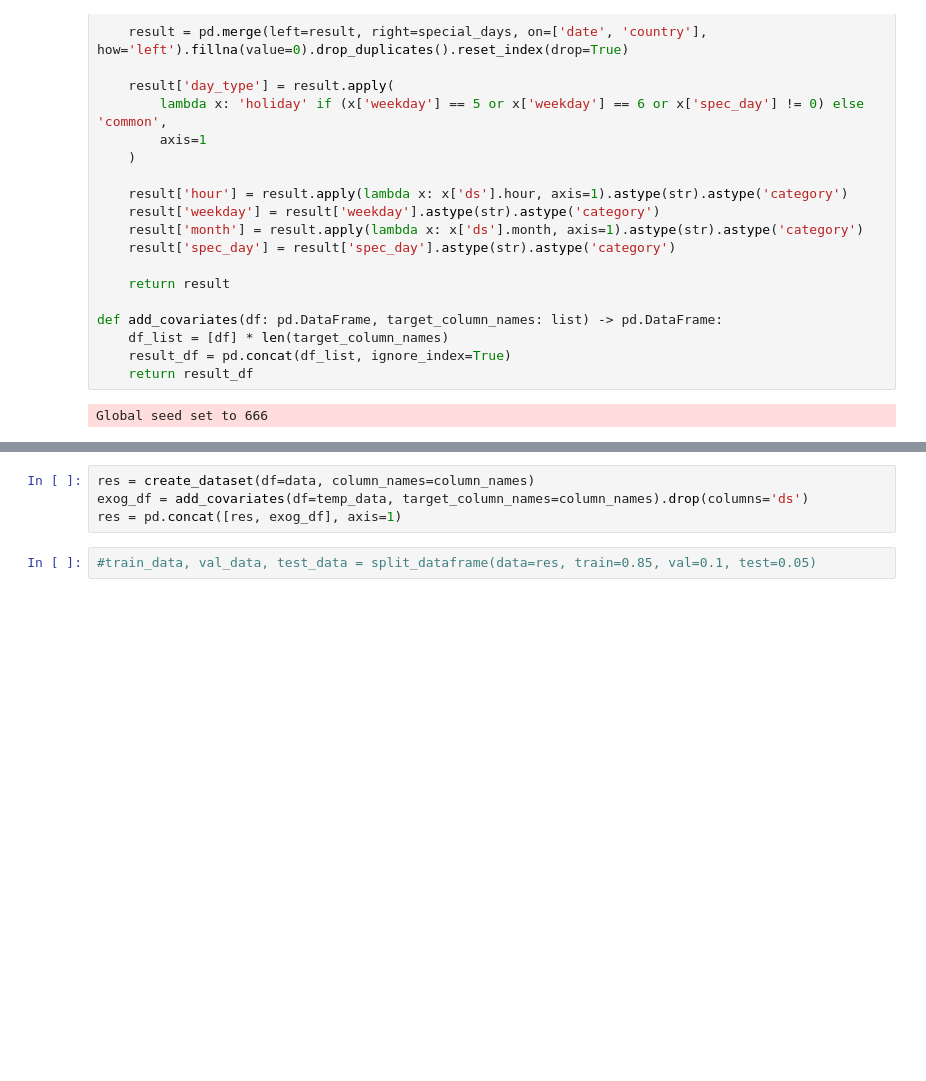
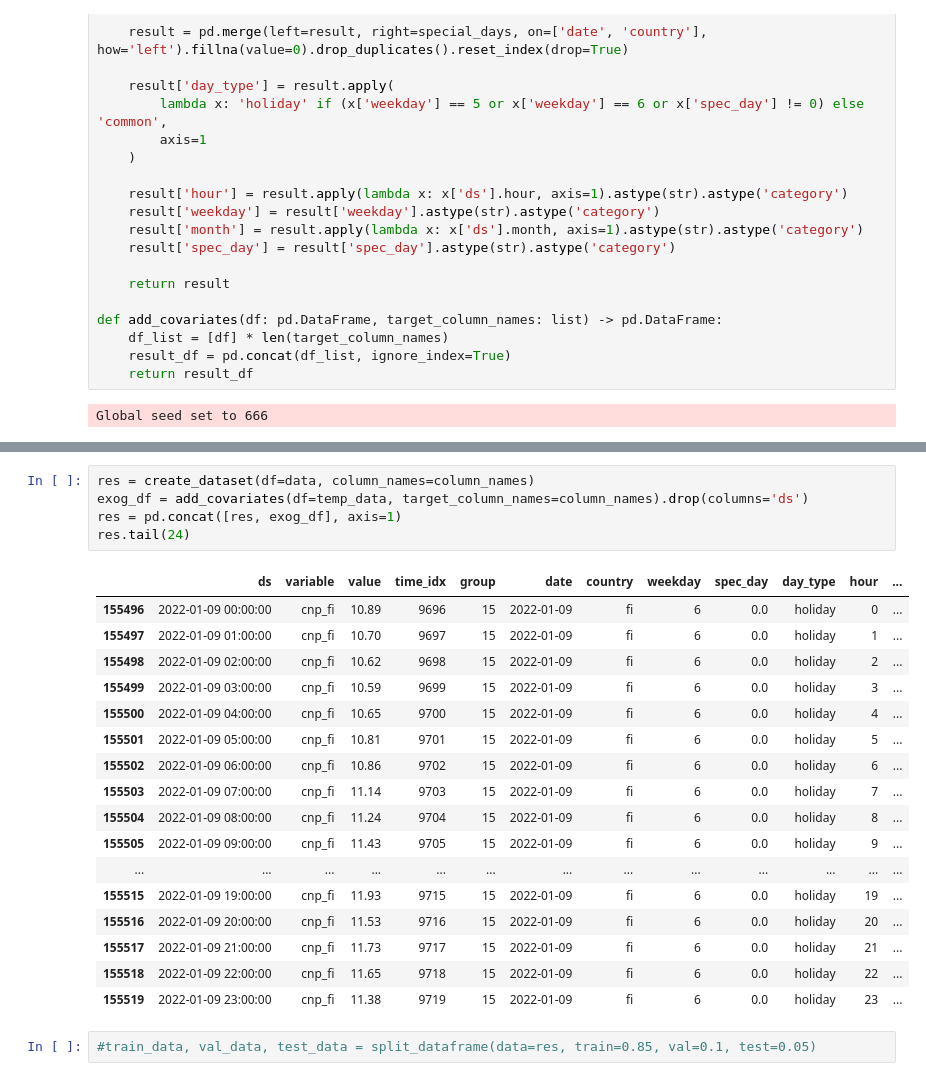
Before and after one commit to Skalolom/zone_cnp_forecasting, a Jupyter notebook: nhits_forecasting_model.ipynb, the cells around one changed output, grey strips where cells are left out. Drawn from its saved outputs; the diff is of its cells as text; blank space fills up the shorter version.

```diff
--- a/nhits_forecasting_model.ipynb
+++ b/nhits_forecasting_model.ipynb
@@ -325,7 +325,26 @@ data = pd.merge(left=data, right=temp_data, on='ds', how='left')
 # %%
 res = create_dataset(df=data, column_names=column_names)
 exog_df = add_covariates(df=temp_data, target_column_names=column_names).drop(columns='ds')
 res = pd.concat([res, exog_df], axis=1)
+res.tail(24)
+# %% [output]
+|  | ds | variable | value | time_idx | group | date | country | weekday | spec_day | day_type | hour | ... |
+| 155496 | 2022-01-09 00:00:00 | cnp_fi | 10.89 | 9696 | 15 | 2022-01-09 | fi | 6 | 0.0 | holiday | 0 | ... |
+| 155497 | 2022-01-09 01:00:00 | cnp_fi | 10.70 | 9697 | 15 | 2022-01-09 | fi | 6 | 0.0 | holiday | 1 | ... |
+| 155498 | 2022-01-09 02:00:00 | cnp_fi | 10.62 | 9698 | 15 | 2022-01-09 | fi | 6 | 0.0 | holiday | 2 | ... |
+| 155499 | 2022-01-09 03:00:00 | cnp_fi | 10.59 | 9699 | 15 | 2022-01-09 | fi | 6 | 0.0 | holiday | 3 | ... |
+| 155500 | 2022-01-09 04:00:00 | cnp_fi | 10.65 | 9700 | 15 | 2022-01-09 | fi | 6 | 0.0 | holiday | 4 | ... |
+| 155501 | 2022-01-09 05:00:00 | cnp_fi | 10.81 | 9701 | 15 | 2022-01-09 | fi | 6 | 0.0 | holiday | 5 | ... |
+| 155502 | 2022-01-09 06:00:00 | cnp_fi | 10.86 | 9702 | 15 | 2022-01-09 | fi | 6 | 0.0 | holiday | 6 | ... |
+| 155503 | 2022-01-09 07:00:00 | cnp_fi | 11.14 | 9703 | 15 | 2022-01-09 | fi | 6 | 0.0 | holiday | 7 | ... |
+| 155504 | 2022-01-09 08:00:00 | cnp_fi | 11.24 | 9704 | 15 | 2022-01-09 | fi | 6 | 0.0 | holiday | 8 | ... |
+| 155505 | 2022-01-09 09:00:00 | cnp_fi | 11.43 | 9705 | 15 | 2022-01-09 | fi | 6 | 0.0 | holiday | 9 | ... |
+| ... | ... | ... | ... | ... | ... | ... | ... | ... | ... | ... | ... | ... |
+| 155515 | 2022-01-09 19:00:00 | cnp_fi | 11.93 | 9715 | 15 | 2022-01-09 | fi | 6 | 0.0 | holiday | 19 | ... |
+| 155516 | 2022-01-09 20:00:00 | cnp_fi | 11.53 | 9716 | 15 | 2022-01-09 | fi | 6 | 0.0 | holiday | 20 | ... |
+| 155517 | 2022-01-09 21:00:00 | cnp_fi | 11.73 | 9717 | 15 | 2022-01-09 | fi | 6 | 0.0 | holiday | 21 | ... |
+| 155518 | 2022-01-09 22:00:00 | cnp_fi | 11.65 | 9718 | 15 | 2022-01-09 | fi | 6 | 0.0 | holiday | 22 | ... |
+| 155519 | 2022-01-09 23:00:00 | cnp_fi | 11.38 | 9719 | 15 | 2022-01-09 | fi | 6 | 0.0 | holiday | 23 | ... |
 # %%
 #train_data, val_data, test_data = split_dataframe(data=res, train=0.85, val=0.1, test=0.05)
 # %%
```
Also changed, not shown: parts of 16 cells of this notebook, 6 other files.
